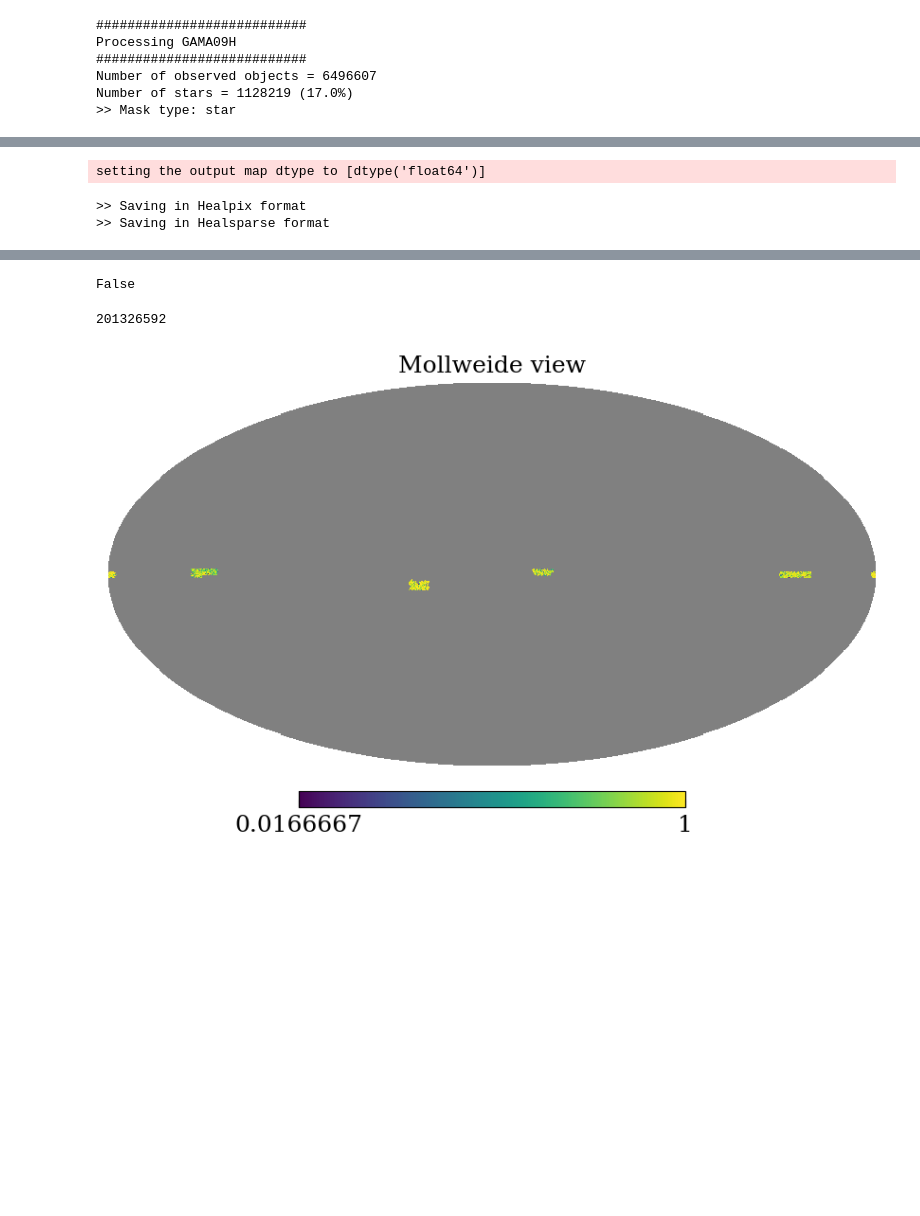
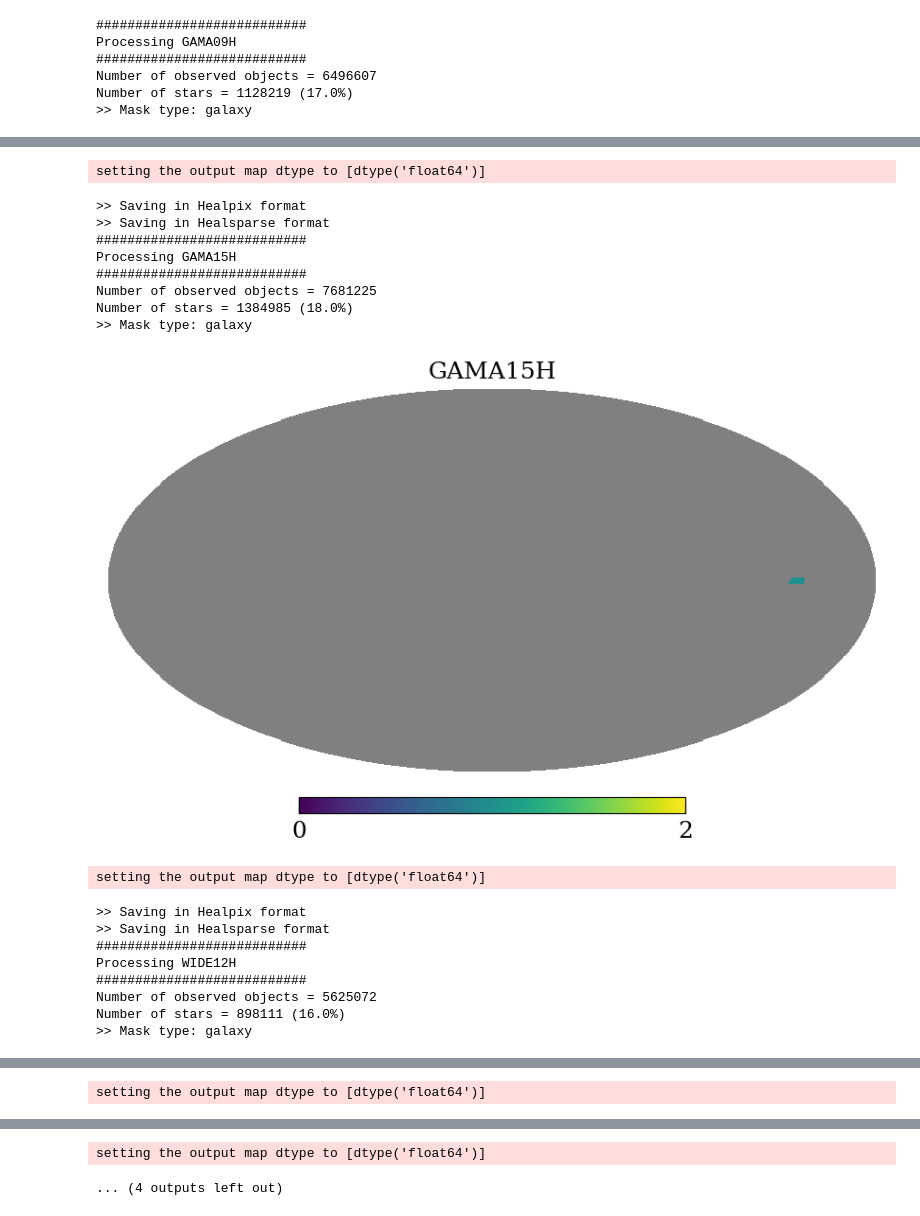
Before and after one commit to davsan06/HSC-PDR1-3x2pt-harmonic-methods, a Jupyter notebook: analysis/NBMask.ipynb, the cells around one changed output, grey strips where cells are left out. Drawn from its saved outputs; the diff is of its cells as text; code cells hidden in the pictures; blank space fills up the shorter version.

Commit message:
adding more sophisticated mask generation

```diff
--- a/analysis/NBMask.ipynb
+++ b/analysis/NBMask.ipynb
@@ -27,8 +31,8 @@ mask_type = 'galaxy' # 'galaxy' or 'star' or 'masked_fraction'
 nside = 4096
 
 # HSC Fields
-fname_list = ['gama09h_pdr1.fits']#, 'gama15h_pdr1.fits', 'wide12h_pdr1.fits', 'xmm_pdr1.fits', 'vvds_pdr1.fits']
-label_list = ['gama09h', 'gama15h']#, 'wide12h', 'xmm', 'vvds']
+fname_list = ['gama09h_pdr1.fits', 'gama15h_pdr1.fits', 'wide12h_pdr1.fits', 'xmm_pdr1.fits', 'vvds_pdr1.fits']
+label_list = ['gama09h', 'gama15h', 'wide12h', 'xmm', 'vvds']
 
 for fname, label in zip(fname_list, label_list):
     print("###########################")
@@ -101,31 +105,47 @@ for fname, label in zip(fname_list, label_list):
     # Save
     print('>> Saving in Healpix format')
     path_aux = os.path.join(path_save,mask_type)
     # Check if path_aux exists and create it if not
     if not os.path.exists(path_aux):
         os.makedirs(path_aux)
     hp.write_map(os.path.join(path_aux, f'mask_{mask_type}_nside{nside}.fits'),
                  mask,
                  nest=True,
                  overwrite=True)
     # To create a new map, the resolutions and datatype must be specified
     nside_coverage = 32
     nside_sparse = 4096
     # Initialize empty Healsparse map
     map3 = healsparse.HealSparseMap.make_empty(nside_coverage, nside_sparse, np.float64)
     # Update values
     map3.update_values_pix(np.arange(12*nside_sparse**2), mask, nest=True)
     # In healsparse format
     print('>> Saving in Healsparse format')
     map3.write(os.path.join(path_aux,f'mask_{mask_type}_nside{nside}_{label}.hs'), clobber=True)
 # %% [output]
 ###########################
 Processing GAMA09H
 ###########################
 Number of observed objects = 6496607
 Number of stars = 1128219 (17.0%)
->> Mask type: star
+>> Mask type: galaxy
 [figure]
 setting the output map dtype to [dtype('float64')]
 >> Saving in Healpix format
 >> Saving in Healsparse format
+###########################
+Processing GAMA15H
+###########################
+Number of observed objects = 7681225
+Number of stars = 1384985 (18.0%)
+>> Mask type: galaxy
+[figure, added]
+setting the output map dtype to [dtype('float64')]
+>> Saving in Healpix format
+>> Saving in Healsparse format
+###########################
+Processing WIDE12H
+###########################
+Number of observed objects = 5625072
+Number of stars = 898111 (16.0%)
+>> Mask type: galaxy
@@ -131,0 +153 @@ setting the output map dtype to [dtype('float64')]
+setting the output map dtype to [dtype('float64')]
@@ -132,8 +163,2 @@ setting the output map dtype to [dtype('float64')]
+setting the output map dtype to [dtype('float64')]
+... (4 outputs left out)
-# %%
-np.any(mask == hp.UNSEEN)
-# %% [output]
-False
-# %%
-12 * 4096**2
-# %% [output]
-201326592
@@ -145,4 +164,0 @@ mask = mask.generate_healpix_map(nside=2048)
-# %%
-hp.mollview(mask, nest=True)
-# %% [output]
-[figure, removed]
```
Also changed, not shown: parts of 29 cells of this notebook.
